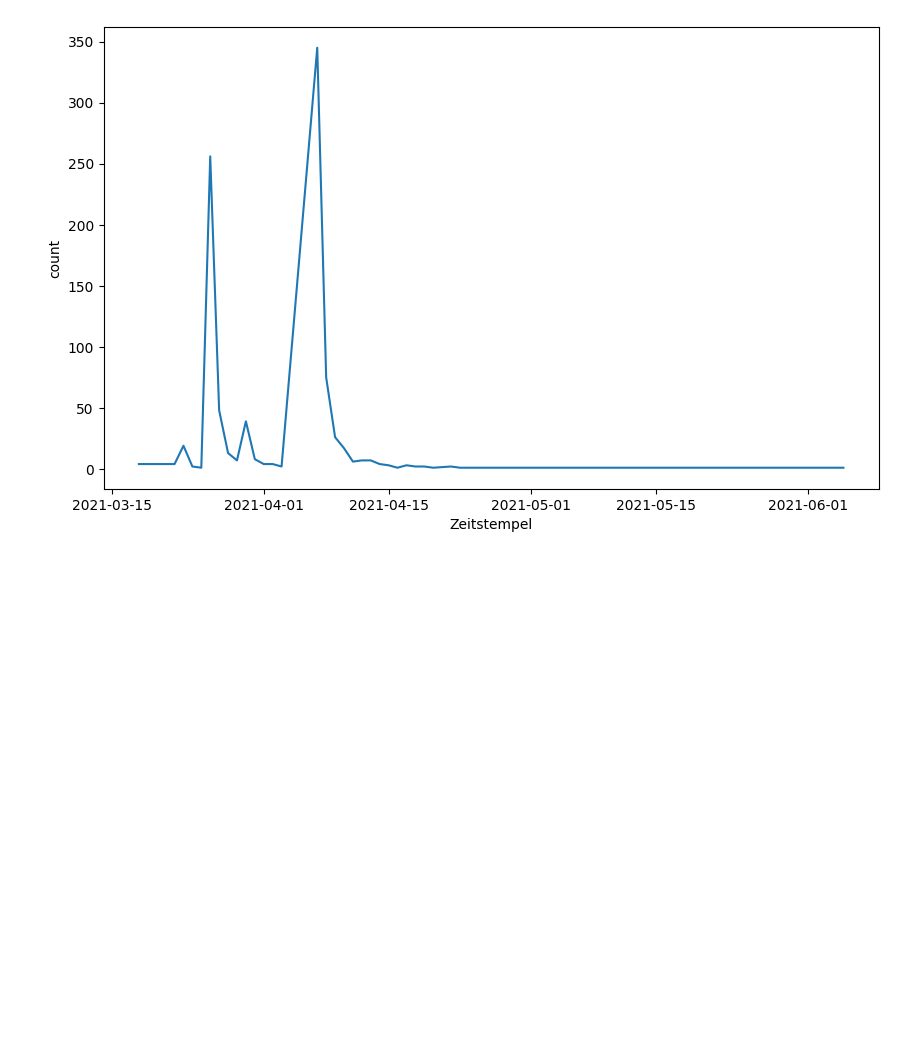
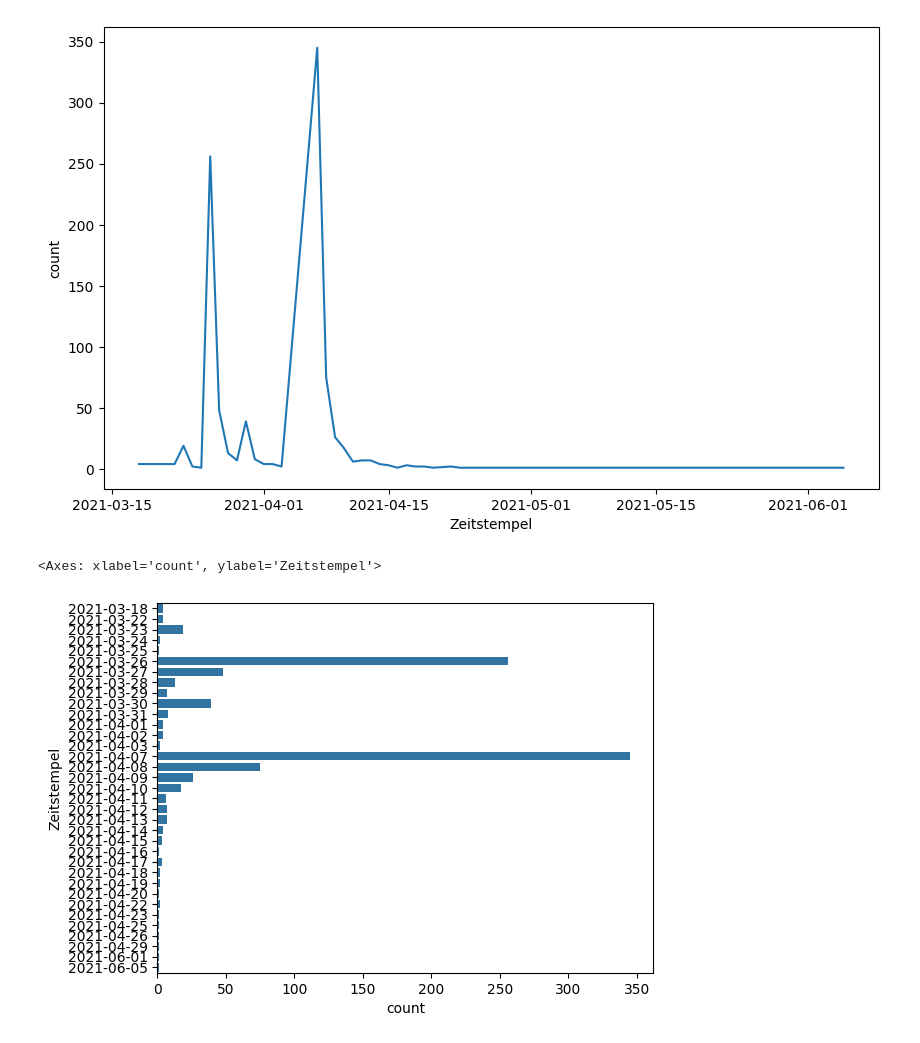
Before and after one commit to s2110458011/BA2024, a Jupyter notebook: src/testing/simple_chart.ipynb, the cells around one changed output. Cells and saved outputs as stored; diff of their text form; code cells hidden in the pictures; blank space fills up the shorter version.

Commit message:
simple chart

```diff
--- a/src/testing/simple_chart.ipynb
+++ b/src/testing/simple_chart.ipynb
@@ -47,3 +47,9 @@ sns.lineplot(df_counts, y='count', x='Zeitstempel')
 # %% [output]
 <Axes: xlabel='Zeitstempel', ylabel='count'>
 [figure]
+# %%
+sns.barplot(df_counts, y='Zeitstempel', x='count')
+#plt.yticks(rotation=90, ha='right')
+# %% [output]
+<Axes: xlabel='count', ylabel='Zeitstempel'>
+[figure, added]
```
Also changed, not shown: 4 other files.
